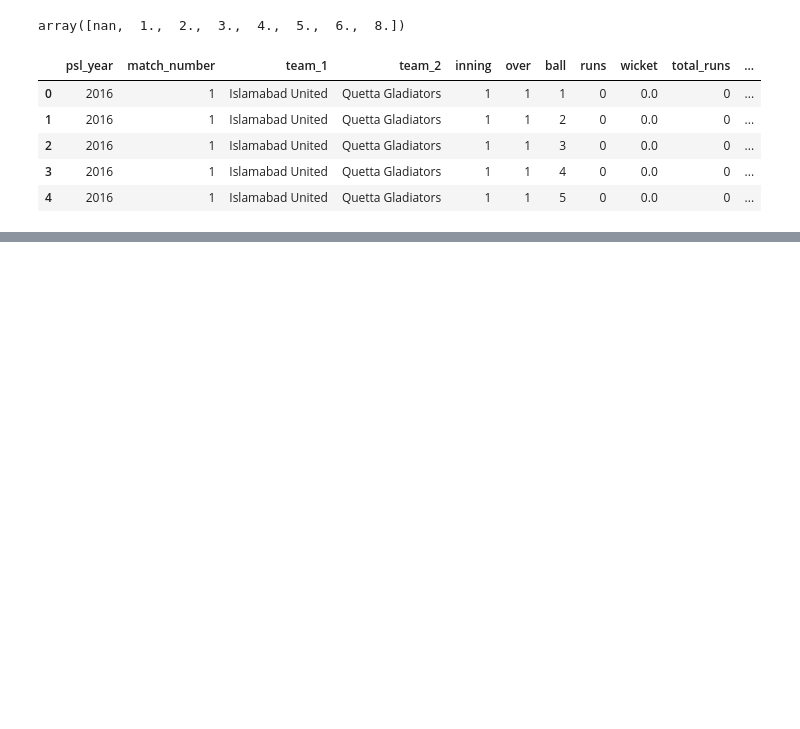
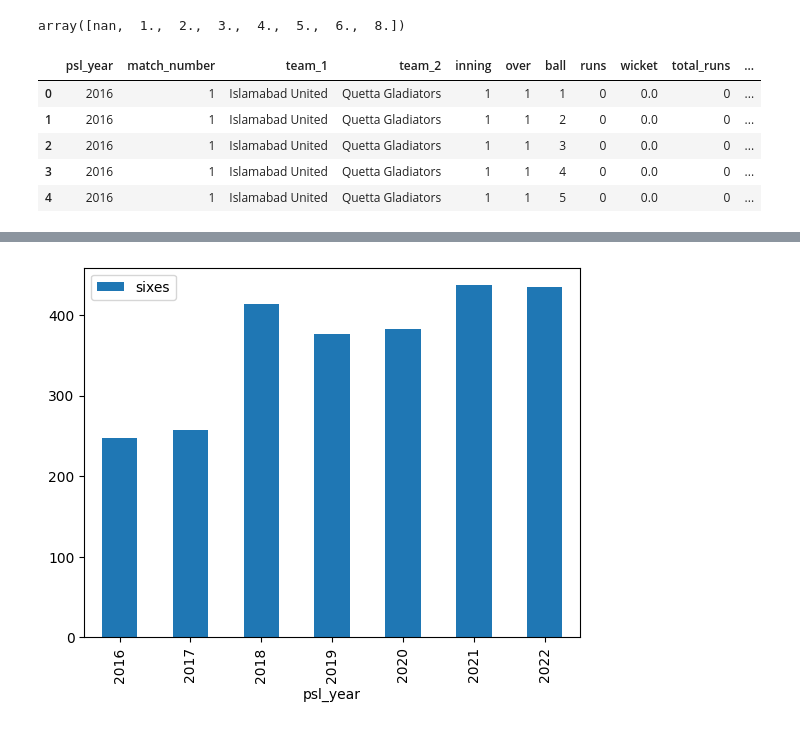
Before and after one commit to RasibHassan/Cricket-Match-Win-Predicition, a Jupyter notebook: PSL_WIN_PREDICTION.ipynb, the cells around one changed output, grey strips where cells are left out. Saved outputs shown, nothing was run; the diff lists cells and outputs as text; code cells hidden in the pictures; blank space fills up the shorter version.

```diff
--- a/PSL_WIN_PREDICTION.ipynb
+++ b/PSL_WIN_PREDICTION.ipynb
@@ -43,0 +113,4 @@ df.head()
+# %%
+ax = boundries_df.plot('psl_year', 'sixes', kind='bar')
+# %% [output]
+[figure, added]
```
Also changed, not shown: parts of 9 cells of this notebook.
